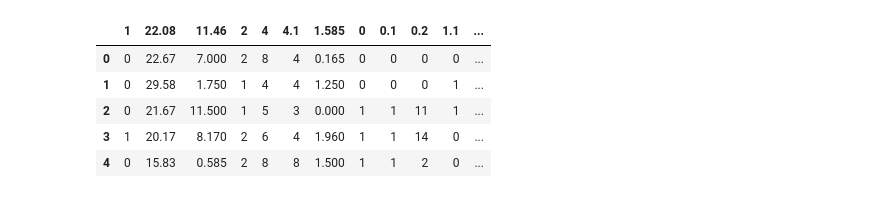
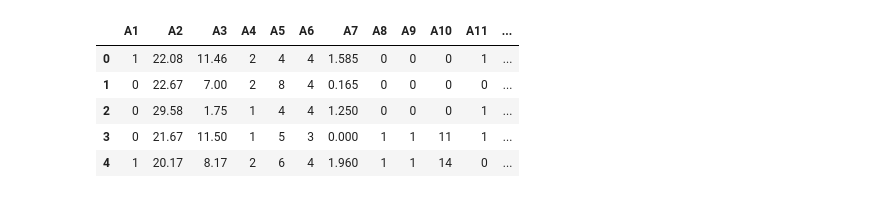
Before and after one commit to vtyagi490/credit-approval-classification, a Jupyter notebook: eda.ipynb, the cells around one changed output. Cells and saved outputs as stored; diff of their text form; code cells hidden in the pictures.

Commit message:
updated readme and prepared data for train and test

```diff
--- a/eda.ipynb
+++ b/eda.ipynb
@@ -3,10 +9,35 @@ import pandas as pd
+# %%
+# Feature metadata: maps column index to (name, type, original_label)
+FEATURE_METADATA = {
+    0: ('A1', 'categorical', 'a,b'),
+    1: ('A2', 'numerical', 'continuous'),
+    2: ('A3', 'numerical', 'continuous'),
+    3: ('A4', 'categorical', 'p,g,gg'),
+    4: ('A5', 'categorical', 'ff,d,i,k,j,aa,m,c,w,e,q,r,cc,x'),
+    5: ('A6', 'categorical', 'ff,dd,j,bb,v,n,o,h,z'),
+    6: ('A7', 'numerical', 'continuous'),
+    7: ('A8', 'categorical', 't,f'),
+    8: ('A9', 'categorical', 't,f'),
+    9: ('A10', 'numerical', 'continuous'),
+    10: ('A11', 'categorical', 't,f'),
+    11: ('A12', 'categorical', 's,g,p'),
+    12: ('A13', 'numerical', 'continuous'),
+    13: ('A14', 'numerical', 'continuous'),
+}
+
+NUMERICAL_FEATURES = [name for idx, (name, ftype, _) in FEATURE_METADATA.items() if ftype == 'numerical']
+CATEGORICAL_FEATURES = [name for idx, (name, ftype, _) in FEATURE_METADATA.items() if ftype == 'categorical']
 # %%
-df= pd.read_csv('data/australian.dat', sep=' ')
+# Read the dataset
+df= pd.read_csv('data/australian.dat', sep=r'\s+', header=None)
+# Rename columns as per description of each column name
+col_names = [FEATURE_METADATA[i][0] for i in range(len(df.columns) - 1)] + ['A15_target']
+df.columns = col_names
 df.head()
 # %% [output]
-|  | 1 | 22.08 | 11.46 | 2 | 4 | 4.1 | 1.585 | 0 | 0.1 | 0.2 | 1.1 | ... |
-| 0 | 0 | 22.67 | 7.000 | 2 | 8 | 4 | 0.165 | 0 | 0 | 0 | 0 | ... |
-| 1 | 0 | 29.58 | 1.750 | 1 | 4 | 4 | 1.250 | 0 | 0 | 0 | 1 | ... |
-| 2 | 0 | 21.67 | 11.500 | 1 | 5 | 3 | 0.000 | 1 | 1 | 11 | 1 | ... |
-| 3 | 1 | 20.17 | 8.170 | 2 | 6 | 4 | 1.960 | 1 | 1 | 14 | 0 | ... |
-| 4 | 0 | 15.83 | 0.585 | 2 | 8 | 8 | 1.500 | 1 | 1 | 2 | 0 | ... |
+|  | A1 | A2 | A3 | A4 | A5 | A6 | A7 | A8 | A9 | A10 | A11 | ... |
+| 0 | 1 | 22.08 | 11.46 | 2 | 4 | 4 | 1.585 | 0 | 0 | 0 | 1 | ... |
+| 1 | 0 | 22.67 | 7.00 | 2 | 8 | 4 | 0.165 | 0 | 0 | 0 | 0 | ... |
+| 2 | 0 | 29.58 | 1.75 | 1 | 4 | 4 | 1.250 | 0 | 0 | 0 | 1 | ... |
+| 3 | 0 | 21.67 | 11.50 | 1 | 5 | 3 | 0.000 | 1 | 1 | 11 | 1 | ... |
+| 4 | 1 | 20.17 | 8.17 | 2 | 6 | 4 | 1.960 | 1 | 1 | 14 | 0 | ... |
```
Also changed, not shown: parts of 29 cells of this notebook, 7 other files.
